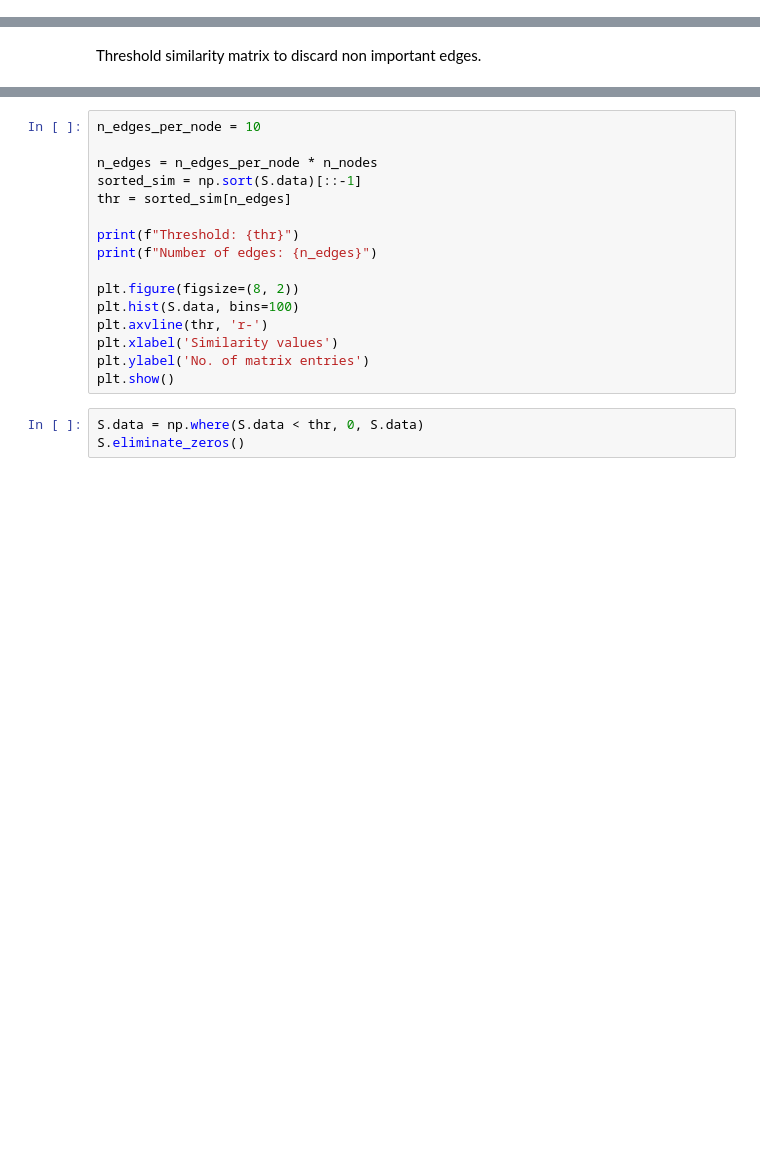
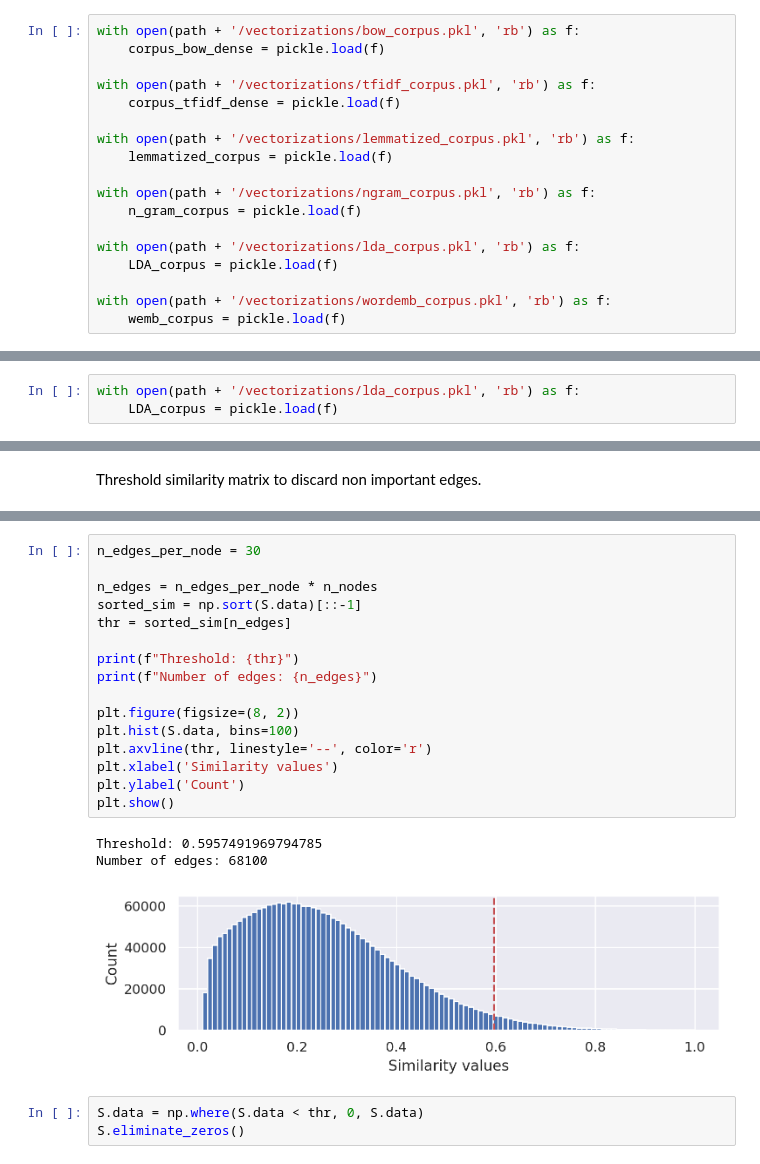
Before and after one commit to rafardzp/NLP-Project, a Jupyter notebook: Notebooks/main.ipynb, the cells around one changed output, grey strips where cells are left out. Drawn from its saved outputs; the diff is of its cells as text; blank space fills up the shorter version.

Commit message:
Semantic Graph

```diff
--- a/Notebooks/main.ipynb
+++ b/Notebooks/main.ipynb
@@ -87,6 +94,24 @@ Assignment: Hybrid
 Reg/Temp: Temporary
 Employee Class: U-Unclassified Professional Staff
 Review Begins: 07-Mar-2024
+# %%
+with open(path + '/vectorizations/bow_corpus.pkl', 'rb') as f:
+    corpus_bow_dense = pickle.load(f)
+
+with open(path + '/vectorizations/tfidf_corpus.pkl', 'rb') as f:
+    corpus_tfidf_dense = pickle.load(f)
+
+with open(path + '/vectorizations/lemmatized_corpus.pkl', 'rb') as f:
+    lemmatized_corpus = pickle.load(f)
+
+with open(path + '/vectorizations/ngram_corpus.pkl', 'rb') as f:
+    n_gram_corpus = pickle.load(f)
+
+with open(path + '/vectorizations/lda_corpus.pkl', 'rb') as f:
+    LDA_corpus = pickle.load(f)
+
+with open(path + '/vectorizations/wordemb_corpus.pkl', 'rb') as f:
+    wemb_corpus = pickle.load(f)
 # %% [markdown]
 ## **1. Preprocessing Pipeline**
 
@@ -339,5 +356,8 @@ with open(path + '/vectorizations/lda_corpus.pkl', 'wb') as f:
 ## **5. Semantic Graph and Distances between Documents**
 # %% [markdown]
 Convert to sparse matrix representation.
+# %%
+with open(path + '/vectorizations/lda_corpus.pkl', 'rb') as f:
+    LDA_corpus = pickle.load(f)
 # %%
 # Convert from list of tuples to sparse matrix
@@ -382,19 +417,23 @@ print(f"Number of edges per node: {n_edges_per_node}")
 # %%
-n_edges_per_node = 10
+n_edges_per_node = 30
 
 n_edges = n_edges_per_node * n_nodes
 sorted_sim = np.sort(S.data)[::-1]
 thr = sorted_sim[n_edges]
 
 print(f"Threshold: {thr}")
 print(f"Number of edges: {n_edges}")
 
 plt.figure(figsize=(8, 2))
 plt.hist(S.data, bins=100)
-plt.axvline(thr, 'r-')
+plt.axvline(thr, linestyle='--', color='r')
 plt.xlabel('Similarity values')
-plt.ylabel('No. of matrix entries')
+plt.ylabel('Count')
 plt.show()
+# %% [output]
+Threshold: 0.5957491969794785
+Number of edges: 68100
+[figure, added]
 # %%
 S.data = np.where(S.data < thr, 0, S.data)
 S.eliminate_zeros()
```
Also changed, not shown: parts of 19 cells of this notebook.
